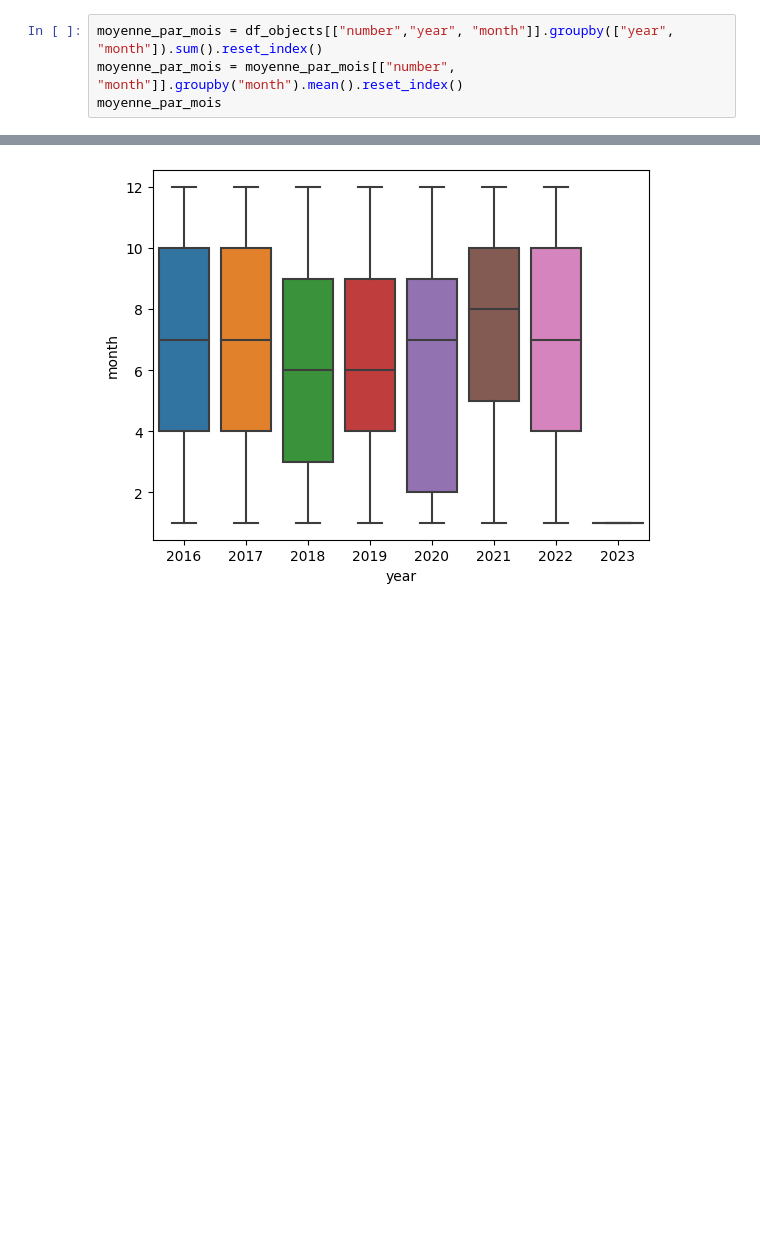
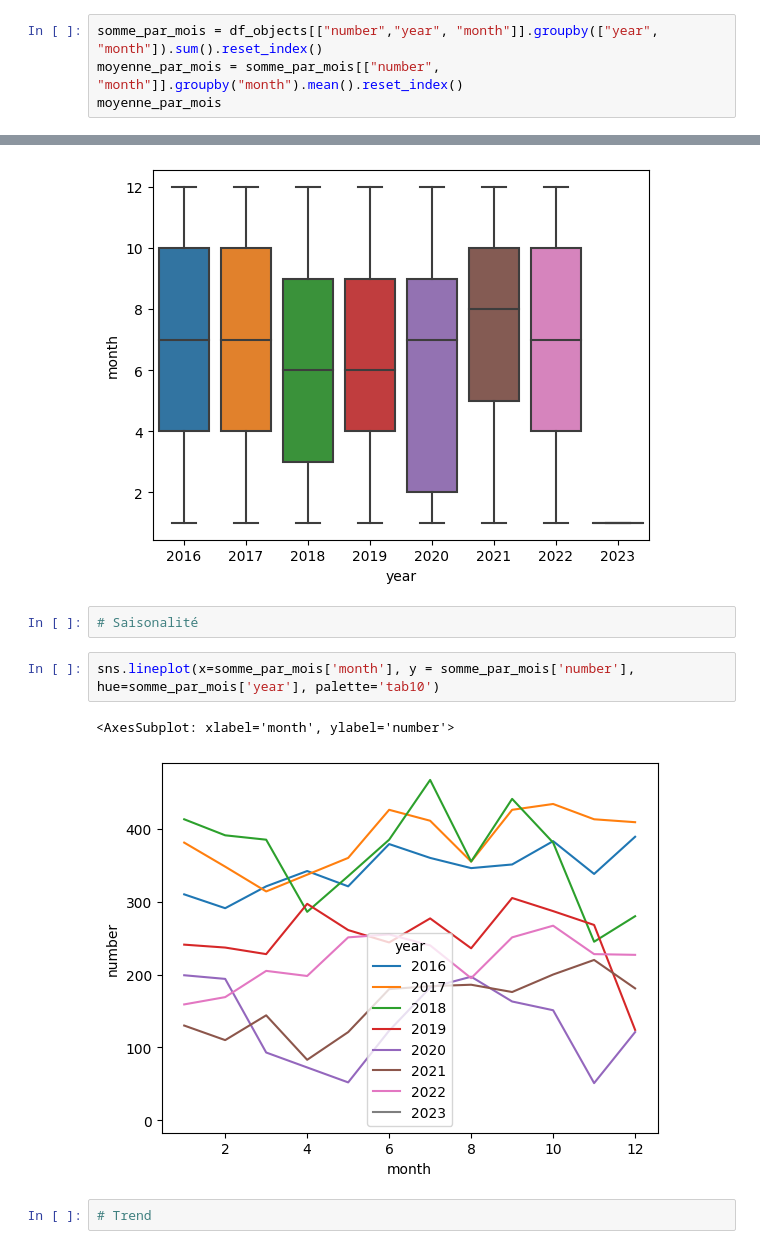
Before and after one commit to RudyBourez/Time-Series, a Jupyter notebook: Analyse/analyse.ipynb, the cells around one changed output, grey strips where cells are left out. Drawn from its saved outputs; the diff is of its cells as text; blank space fills up the shorter version.

```diff
--- a/Analyse/analyse.ipynb
+++ b/Analyse/analyse.ipynb
@@ -131,8 +133,8 @@ nombre_par_jours
 | 365 | 12 | 31 | 39 |
 366 rows × 3 columns
 # %%
-moyenne_par_mois = df_objects[["number","year", "month"]].groupby(["year", "month"]).sum().reset_index()
-moyenne_par_mois = moyenne_par_mois[["number", "month"]].groupby("month").mean().reset_index()
+somme_par_mois = df_objects[["number","year", "month"]].groupby(["year", "month"]).sum().reset_index()
+moyenne_par_mois = somme_par_mois[["number", "month"]].groupby("month").mean().reset_index()
 moyenne_par_mois
 # %% [output]
 |  | month | number |
@@ -170,3 +172,12 @@ sns.boxplot(data=df_objects, x="year", y="month")
 # %% [output]
 <AxesSubplot: xlabel='year', ylabel='month'>
 [figure]
+# %%
+# Saisonalité
+# %%
+sns.lineplot(x=somme_par_mois['month'], y = somme_par_mois['number'], hue=somme_par_mois['year'], palette='tab10')
+# %% [output]
+<AxesSubplot: xlabel='month', ylabel='number'>
+[figure, added]
+# %%
+# Trend
```
Also changed, not shown: parts of 6 cells of this notebook, 6 other files.
